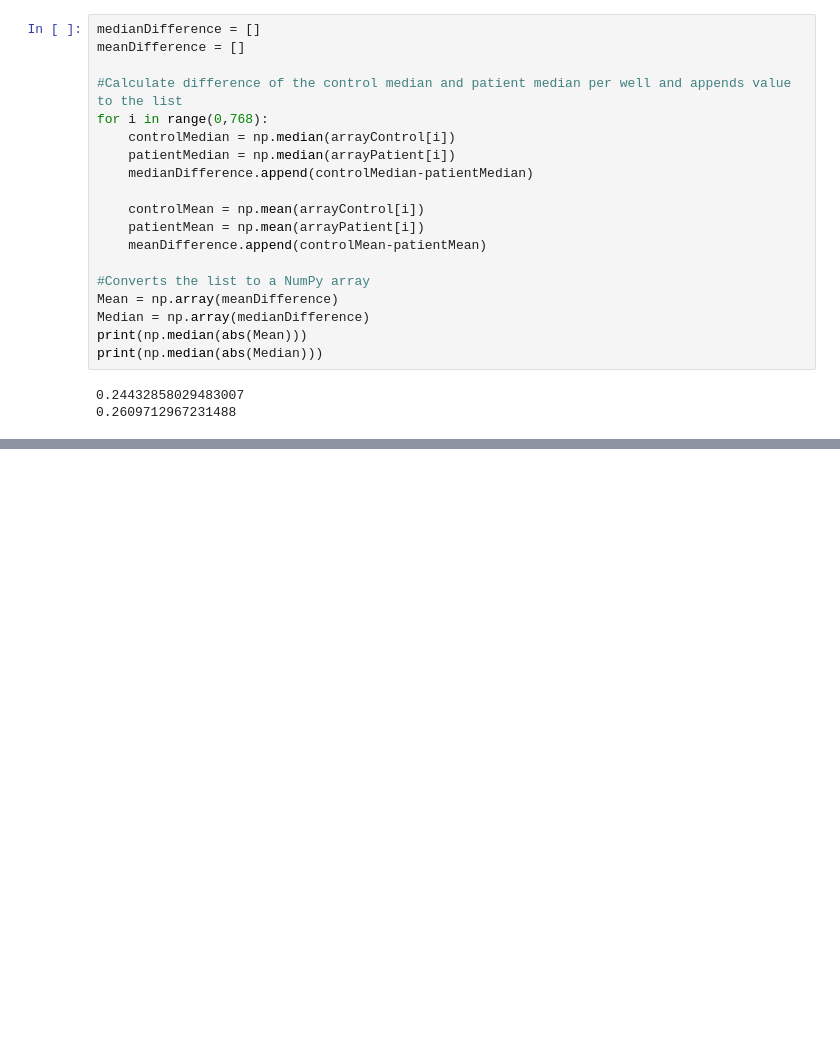
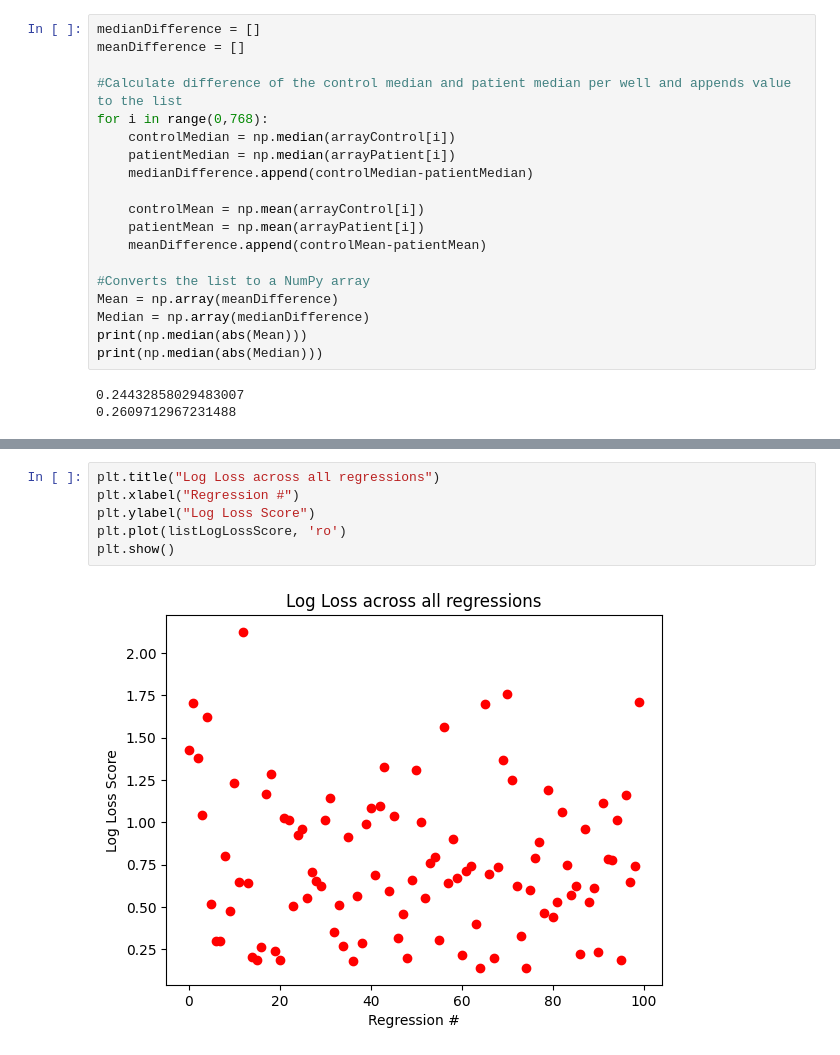
Before and after one commit to SumanthPandiri/4300-Data-Science-Project, a Jupyter notebook: TestNotebook2.ipynb, the cells around one changed output, grey strips where cells are left out. Drawn from its saved outputs; the diff is of its cells as text; blank space fills up the shorter version.

```diff
--- a/TestNotebook2.ipynb
+++ b/TestNotebook2.ipynb
@@ -122,0 +150,8 @@ print(y_test)
+# %%
+plt.title("Log Loss across all regressions")
+plt.xlabel("Regression #")
+plt.ylabel("Log Loss Score")
+plt.plot(listLogLossScore, 'ro')
+plt.show()
+# %% [output]
+[figure, added]
```
Also changed, not shown: parts of 8 cells of this notebook.
